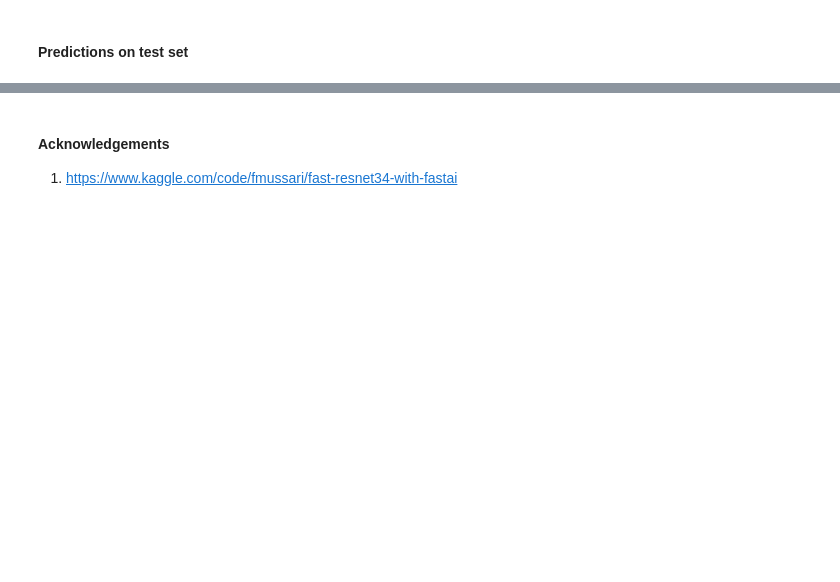
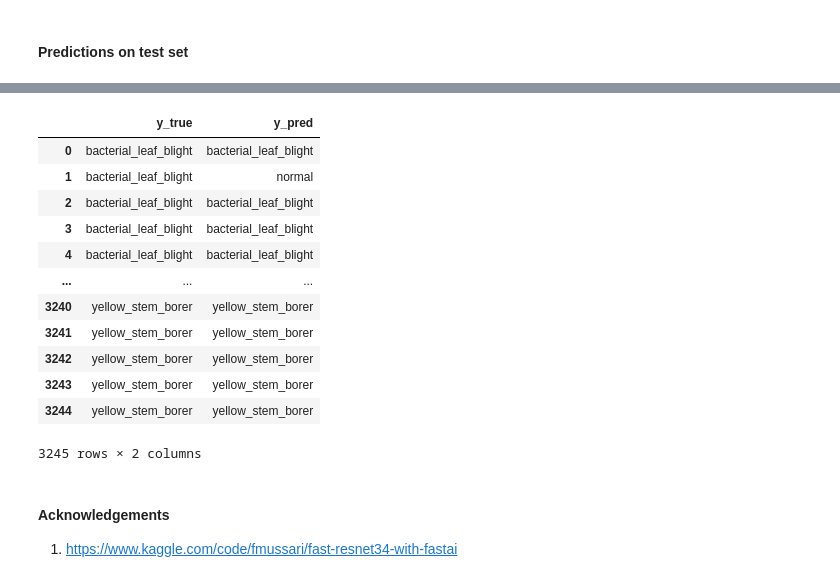
Before and after one commit to paddydoc/paddy-doctor-dataset, a Jupyter notebook: resnet34-with-fastai.ipynb, the cells around one changed output, grey strips where cells are left out. Cells and saved outputs as stored; diff of their text form; code cells hidden in the pictures; blank space fills up the shorter version.

```diff
--- a/resnet34-with-fastai.ipynb
+++ b/resnet34-with-fastai.ipynb
@@ -196,3 +206,22 @@ print(cm)
+# %%
+temp = pd.DataFrame({"y_true":test_classes,
+                      "y_pred":pred_classes})
+temp.to_csv('result.csv', index=False)
+temp
+# %% [output]
+|  | y_true | y_pred |
+| 0 | bacterial_leaf_blight | bacterial_leaf_blight |
+| 1 | bacterial_leaf_blight | normal |
+| 2 | bacterial_leaf_blight | bacterial_leaf_blight |
+| 3 | bacterial_leaf_blight | bacterial_leaf_blight |
+| 4 | bacterial_leaf_blight | bacterial_leaf_blight |
+| ... | ... | ... |
+| 3240 | yellow_stem_borer | yellow_stem_borer |
+| 3241 | yellow_stem_borer | yellow_stem_borer |
+| 3242 | yellow_stem_borer | yellow_stem_borer |
+| 3243 | yellow_stem_borer | yellow_stem_borer |
+| 3244 | yellow_stem_borer | yellow_stem_borer |
+3245 rows × 2 columns
 # %% [markdown]
 #### Acknowledgements
 1. https://www.kaggle.com/code/fmussari/fast-resnet34-with-fastai
```
Also changed, not shown: parts of 6 cells of this notebook.
